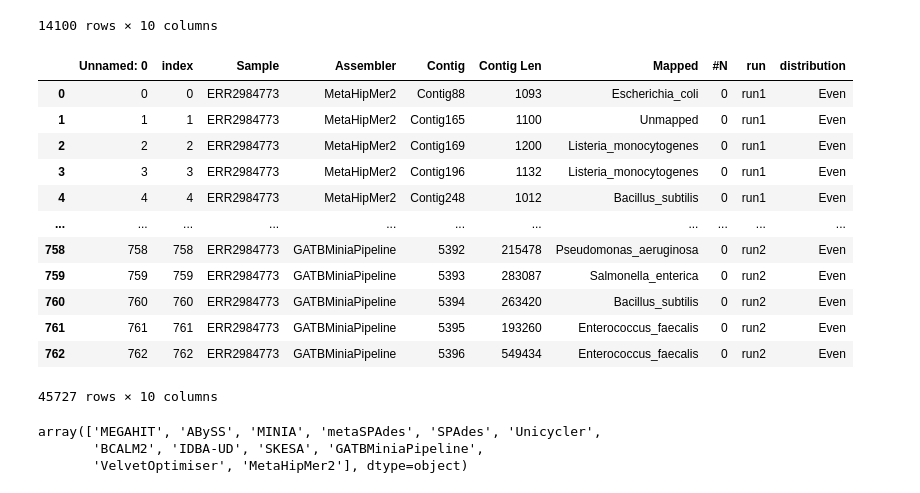
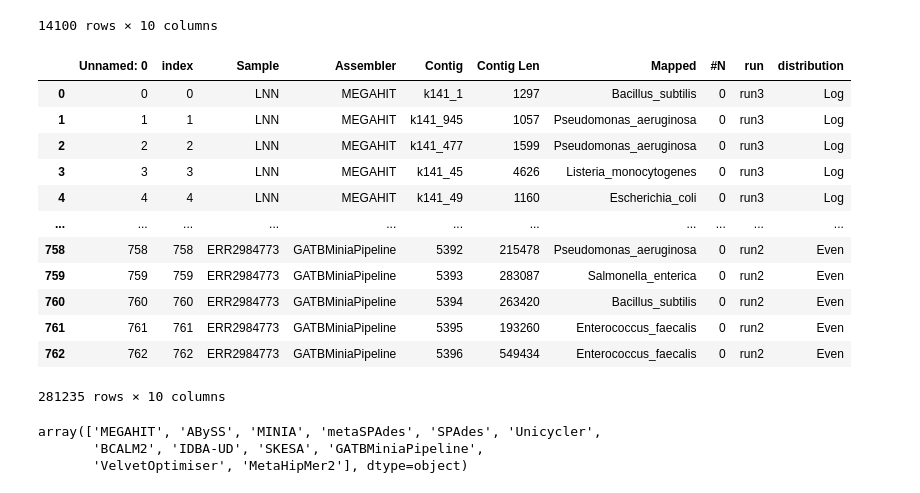
Before and after one commit to B-UMMI/LMAS_Manuscript_Analysis, a Jupyter notebook: Analysis/3. Assembler Rubustness.ipynb, the cells around one changed output. Cells and saved outputs as stored; diff of their text form; code cells hidden in the pictures.

```diff
--- a/Analysis/3. Assembler Rubustness.ipynb
+++ b/Analysis/3. Assembler Rubustness.ipynb
@@ -69,20 +69,20 @@ contig_size_df[contig_size_df['Assembler']=='ABySS']
 | 1197 | 1197 | 1197 | ERR2984773 | ABySS | 605234 | 68012 | Staphylococcus_aureus | 0 | run2 | Even |
 14100 rows × 10 columns
 # %%
-bolinha = contig_size_df[ ~((contig_size_df['Sample'] == 'ERR2984773') & (contig_size_df['Assembler'] == 'ABySS')) ]
-bolinha[bolinha['Sample']=='ERR2984773']
+clean_contig_size_df = contig_size_df[ ~((contig_size_df['Sample'] == 'ERR2984773') & (contig_size_df['Assembler'] == 'ABySS')) ]
+clean_contig_size_df
 # %% [output]
 |  | Unnamed: 0 | index | Sample | Assembler | Contig | Contig Len | Mapped | #N | run | distribution |
-| 0 | 0 | 0 | ERR2984773 | MetaHipMer2 | Contig88 | 1093 | Escherichia_coli | 0 | run1 | Even |
-| 1 | 1 | 1 | ERR2984773 | MetaHipMer2 | Contig165 | 1100 | Unmapped | 0 | run1 | Even |
-| 2 | 2 | 2 | ERR2984773 | MetaHipMer2 | Contig169 | 1200 | Listeria_monocytogenes | 0 | run1 | Even |
-| 3 | 3 | 3 | ERR2984773 | MetaHipMer2 | Contig196 | 1132 | Listeria_monocytogenes | 0 | run1 | Even |
-| 4 | 4 | 4 | ERR2984773 | MetaHipMer2 | Contig248 | 1012 | Bacillus_subtilis | 0 | run1 | Even |
+| 0 | 0 | 0 | LNN | MEGAHIT | k141_1 | 1297 | Bacillus_subtilis | 0 | run3 | Log |
+| 1 | 1 | 1 | LNN | MEGAHIT | k141_945 | 1057 | Pseudomonas_aeruginosa | 0 | run3 | Log |
+| 2 | 2 | 2 | LNN | MEGAHIT | k141_477 | 1599 | Pseudomonas_aeruginosa | 0 | run3 | Log |
+| 3 | 3 | 3 | LNN | MEGAHIT | k141_45 | 4626 | Listeria_monocytogenes | 0 | run3 | Log |
+| 4 | 4 | 4 | LNN | MEGAHIT | k141_49 | 1160 | Escherichia_coli | 0 | run3 | Log |
 | ... | ... | ... | ... | ... | ... | ... | ... | ... | ... | ... |
 | 758 | 758 | 758 | ERR2984773 | GATBMiniaPipeline | 5392 | 215478 | Pseudomonas_aeruginosa | 0 | run2 | Even |
 | 759 | 759 | 759 | ERR2984773 | GATBMiniaPipeline | 5393 | 283087 | Salmonella_enterica | 0 | run2 | Even |
 | 760 | 760 | 760 | ERR2984773 | GATBMiniaPipeline | 5394 | 263420 | Bacillus_subtilis | 0 | run2 | Even |
 | 761 | 761 | 761 | ERR2984773 | GATBMiniaPipeline | 5395 | 193260 | Enterococcus_faecalis | 0 | run2 | Even |
 | 762 | 762 | 762 | ERR2984773 | GATBMiniaPipeline | 5396 | 549434 | Enterococcus_faecalis | 0 | run2 | Even |
-45727 rows × 10 columns
+281235 rows × 10 columns
 # %%
```
Also changed, not shown: parts of 13 cells of this notebook, 6 other files.
